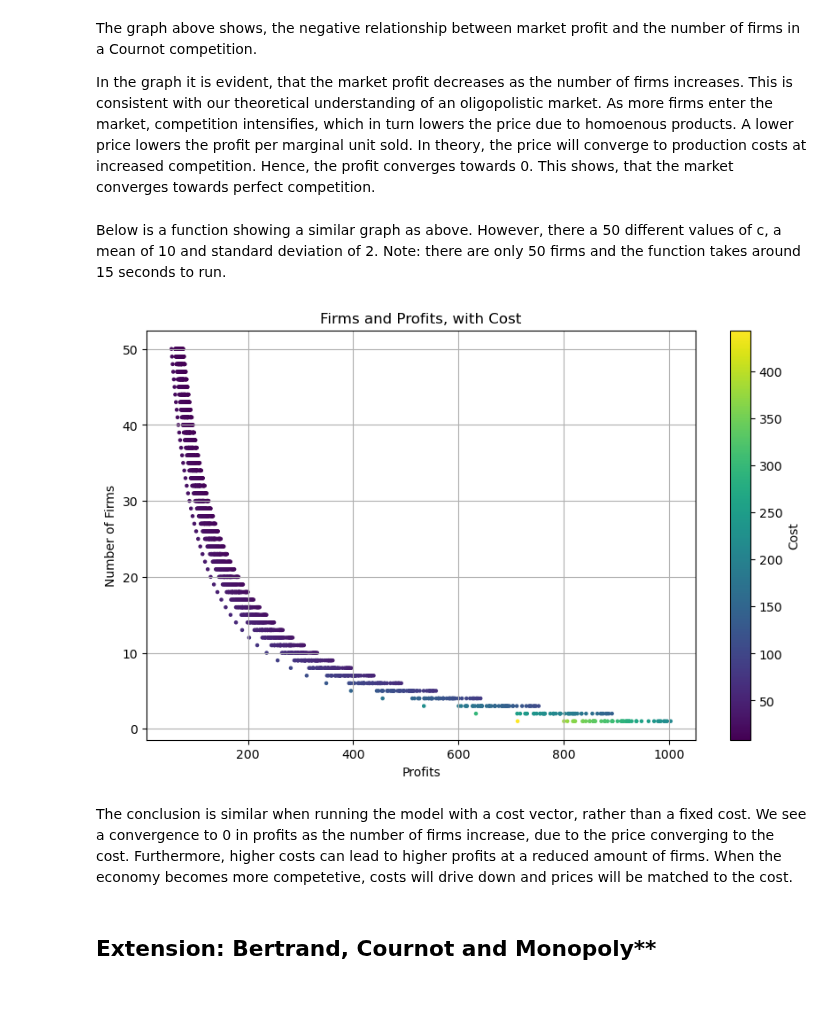
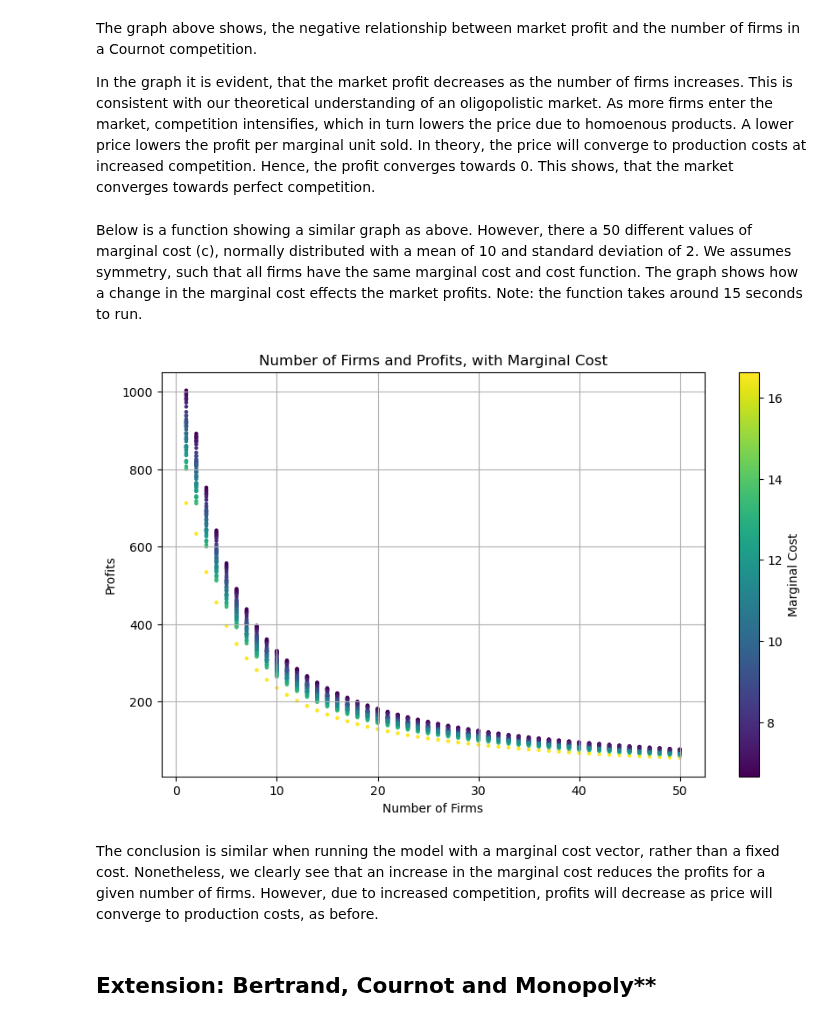
Before and after one commit to NumEconCopenhagen/projects-2024-anna-jiyun-kim-pedram, a Jupyter notebook: modelproject/modelproject.ipynb, the cells around one changed output. Drawn from its saved outputs; the diff is of its cells as text; code cells hidden in the pictures; blank space fills up the shorter version.

Commit message:
model

```diff
--- a/modelproject/modelproject.ipynb
+++ b/modelproject/modelproject.ipynb
@@ -262,8 +262,9 @@ The graph above shows, the negative relationship between market profit and the n
 
 In the graph it is evident, that the market profit decreases as the number of firms increases. This is consistent with our theoretical understanding of an oligopolistic market. As more firms enter the market, competition intensifies, which in turn lowers the price due to homoenous products. A lower price lowers the profit per marginal unit sold. In theory, the price will converge to production costs at increased competition. Hence, the profit converges towards 0. This shows, that the market converges towards perfect competition.
 # %% [markdown]
-Below is a function showing a similar graph as above. However, there a 50 different values of c, a mean of 10 and standard deviation of 2. Note: there are only 50 firms and the function takes around 15 seconds to run.
+Below is a function showing a similar graph as above. However, there a 50 different values of marginal cost (c), normally distributed with a mean of 10 and standard deviation of 2. We assumes symmetry, such that all firms have the same marginal cost and cost function. The graph shows how a change in the marginal cost effects the market profits. Note: the function takes around 15 seconds to run.
 # %%
+# Define symbols
 q1 = sm.symbols('q1')
 q = sm.symbols('q')
 N = sm.symbols('N')
@@ -274,46 +275,44 @@ profit1_N_firms = (70 - q1 - (N - 1) * q - c) * q1
 
 # First order derivative of the profit function with respect to q1
 objectiveN = sm.diff(profit1_N_firms, q1)
 
 # Arrays to store data points
 N_values = []
 market_profits = []
-cost_values = []
+marginal_costs = []
 
 np.random.seed(50)  # Set seed
 c_values = np.random.normal(loc=10, scale=2, size=50)  # Generate 50 values from a normal distribution for the cost
 
 for N_value in range(1, 51):  # Iterate from 1 to 50 firms
     for c_value in c_values:
         # Assuming symmetry among firms, solve for q1
         BRN = sm.solve(objectiveN.subs({N: N_value, q: q1, c: c_value}), q1)
 
         if BRN:  # Check if a solution exists
             best_response = BRN[0]
             # Calculate the profit for one firm using its best response
             firm_profit = profit1_N_firms.subs({q1: best_response, q: best_response, N: N_value, c: c_value})
-            # Calculate the cost
-            cost_value = c_value * best_response
 
-            # Aggregate market profit is N * individual firm's profit
+            # Market profit is N * individual firm's profit
             market_profit = N_value * firm_profit
             market_profits.append(market_profit)
             N_values.append(N_value)
-            cost_values.append(cost_value)
+            marginal_costs.append(c_value) # Store the marginal cost vector
 
 # Plotting
 plt.figure(figsize=(10, 6))
-plt.scatter(market_profits, N_values, c=cost_values, cmap='viridis', s=5) # mapping the scatter and setting size of points
-plt.colorbar(label='Cost')
-plt.xlabel('Profits')
-plt.ylabel('Number of Firms')
-plt.title('Firms and Profits, with Cost')
+plt.scatter(N_values, market_profits, c=marginal_costs, cmap='viridis', s=5) # mapping the scatter and setting size of points
+plt.colorbar(label='Marginal Cost')
+plt.xlabel('Number of Firms')
+plt.ylabel('Profits')
+plt.title('Number of Firms and Profits, with Marginal Cost')
 plt.grid()
 plt.show()
 # %% [output]
-[figure, old version]
+[figure, new version]
-# %% [markdown]
-The conclusion is similar when running the model with a cost vector, rather than a fixed cost. We see a convergence to 0 in profits as the number of firms increase, due to the price converging to the cost. Furthermore, higher costs can lead to higher profits at a reduced amount of firms. When the economy becomes more competetive, costs will drive down and prices will be matched to the cost.
+# %% [markdown]
+The conclusion is similar when running the model with a marginal cost vector, rather than a fixed cost. Nonetheless, we clearly see that an increase in the marginal cost reduces the profits for a given number of firms. However, due to increased competition, profits will decrease as price will converge to production costs, as before.
 # %% [markdown]
 ## Extension: Bertrand, Cournot and Monopoly**
 # %% [markdown]
```
